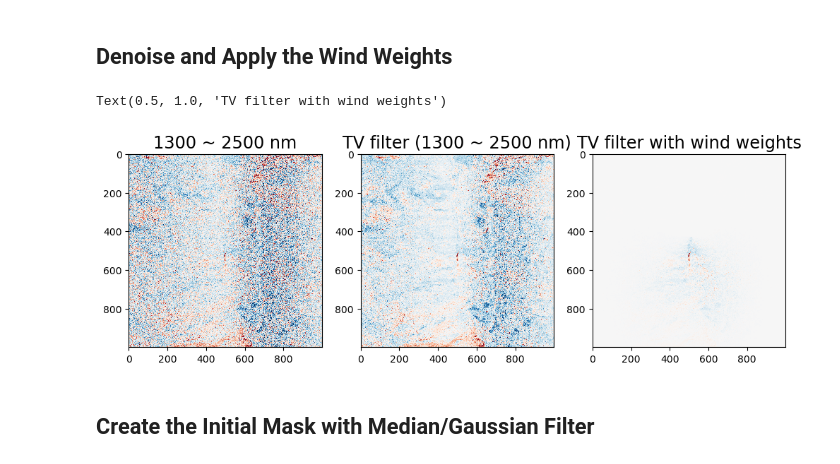
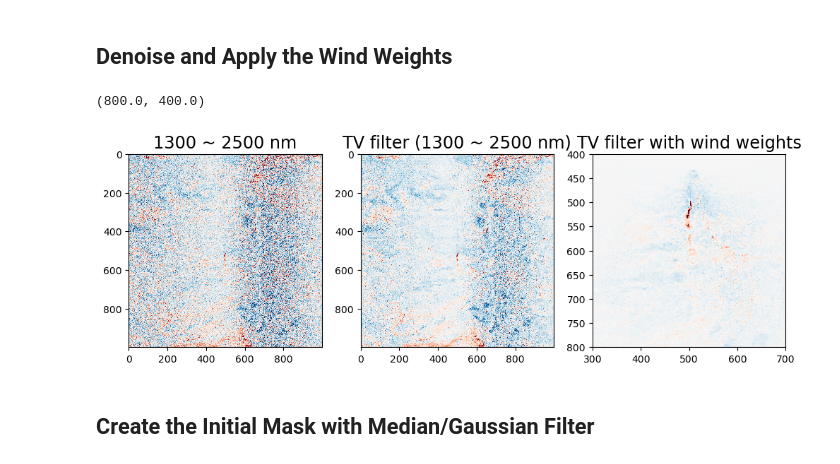
Before and after one commit to SRON-ESG/HyperGas, a Jupyter notebook: notebooks/plumemask.ipynb, the cells around one changed output. Cells and saved outputs as stored; diff of their text form; code cells hidden in the pictures.

```diff
--- a/notebooks/plumemask.ipynb
+++ b/notebooks/plumemask.ipynb
@@ -134,27 +134,29 @@ ch4_weights = ch4_denoise*weights
 # %%
 vmin = -600
 vmax = 600
 
 fig, axs = plt.subplots(nrows=1, ncols=3, figsize=(12, 4))
 axs = axs.flatten()
 
 ax = axs[0]
 m = ax.imshow(ds['ch4_comb'], vmin=vmin, vmax=vmax, interpolation='none')
 ax.set_title('1300 ~ 2500 nm')
 
 ax = axs[1]
 m = ax.imshow(ch4_denoise, vmin=vmin, vmax=vmax, interpolation='none')
 ax.set_title('TV filter (1300 ~ 2500 nm)')
 
 ax = axs[2]
 m = ax.imshow(ch4_weights, vmin=vmin, vmax=vmax, interpolation='none')
 ax.set_title('TV filter with wind weights')
 
+ax.set_xlim(300, 700)
+ax.set_ylim(800, 400)
 # plt.tight_layout()
 # fig.savefig('tmp.png', transparent=True)
 # %% [output]
-Text(0.5, 1.0, 'TV filter with wind weights')
+(800.0, 400.0)
-[figure, old version]
+[figure, new version]
 # %% [markdown]
 ## Create the Initial Mask with Median/Gaussian Filter
 # %%
```
Also changed, not shown: parts of 2 cells of this notebook.
